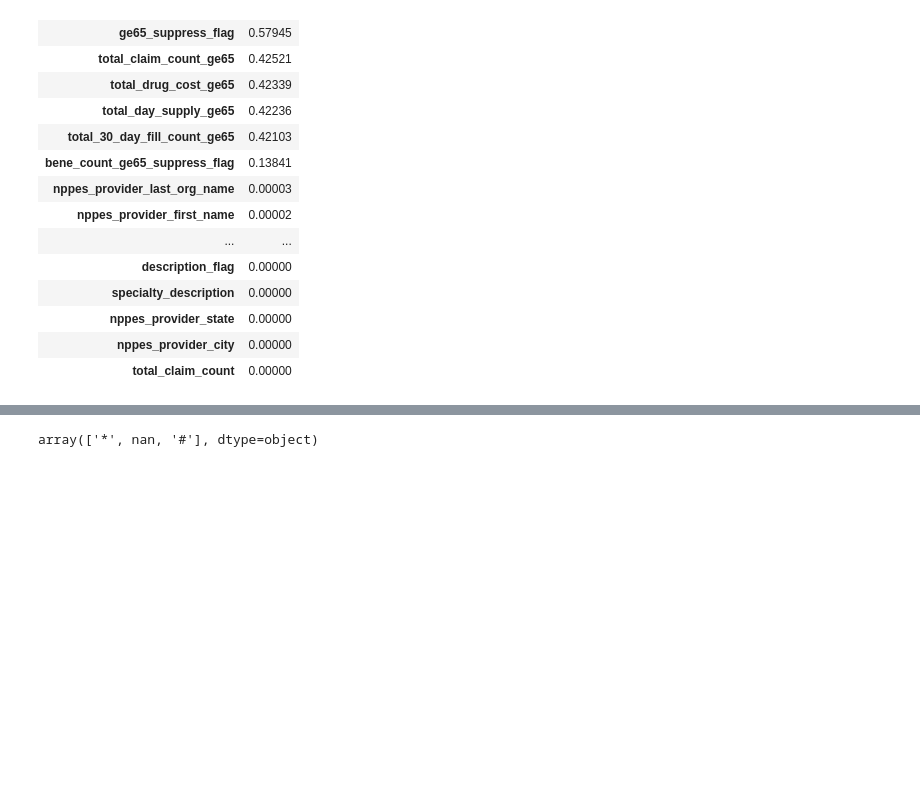
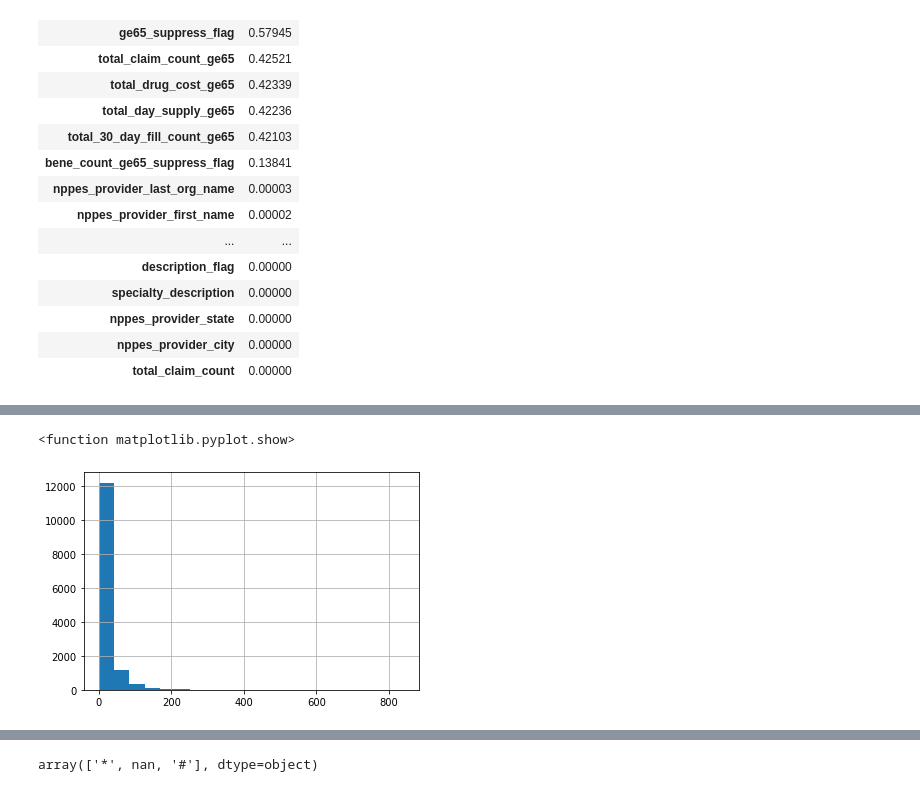
Before and after one commit to michellssGUi/conciergeControl, a Jupyter notebook: Analise_de_dados_slot_05.ipynb, the cells around one changed output, grey strips where cells are left out. Saved outputs shown, nothing was run; the diff lists cells and outputs as text; code cells hidden in the pictures; blank space fills up the shorter version.

```diff
--- a/Analise_de_dados_slot_05.ipynb
+++ b/Analise_de_dados_slot_05.ipynb
@@ -78,0 +97,6 @@ pd.DataFrame(df.isnull().sum(axis=0)).sort_values(by=0, ascending=False)/df.shap
+# %%
+df['bene_count_ge65'].dropna().hist(bins=20)
+plt.show
+# %% [output]
+<function matplotlib.pyplot.show>
+[figure, added]
```
Also changed, not shown: parts of 5 cells of this notebook.
